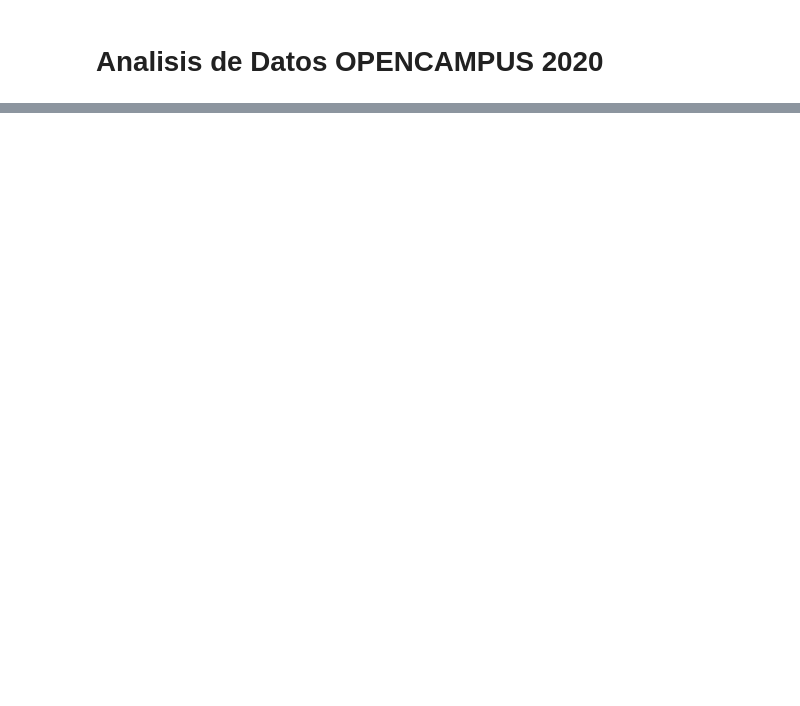
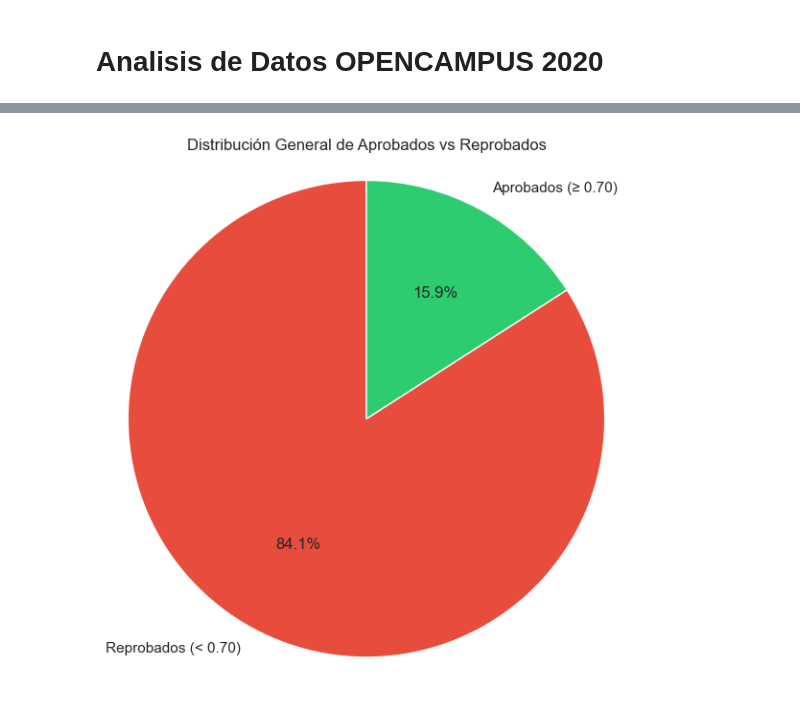
Before and after one commit to mjparedes11/analisis_encuestas, a Jupyter notebook: OPENCAMPUS/analisisNotasOPENCAMPUS.ipynb, the cells around one changed output, grey strips where cells are left out. Saved outputs shown, nothing was run; the diff lists cells and outputs as text; code cells hidden in the pictures; blank space fills up the shorter version.

```diff
--- a/OPENCAMPUS/analisisNotasOPENCAMPUS.ipynb
+++ b/OPENCAMPUS/analisisNotasOPENCAMPUS.ipynb
@@ -96,0 +132,20 @@ display(df_resumen)
+# %%
+# Calcular total de participantes y total de aprobados
+total_participantes = df_graficos['Participantes'].sum()
+total_aprobados = df_graficos['Total ≥ 0.7'].sum()
+total_reprobados = total_participantes - total_aprobados
+
+# Datos para el gráfico
+valores = [total_reprobados, total_aprobados]
+etiquetas = ['Reprobados (< 0.70)', 'Aprobados (≥ 0.70)']
+colores = ['#e74c3c', '#2ecc71']
+
+# Crear gráfico de pastel
+plt.figure(figsize=(6, 6))
+plt.pie(valores, labels=etiquetas, autopct='%1.1f%%', colors=colores, startangle=90)
+plt.title('Distribución General de Aprobados vs Reprobados')
+plt.axis('equal')  # Asegura que el círculo sea redondo
+plt.tight_layout()
+plt.show()
+# %% [output]
+[figure, added]
```
Also changed, not shown: parts of 2 cells of this notebook.
